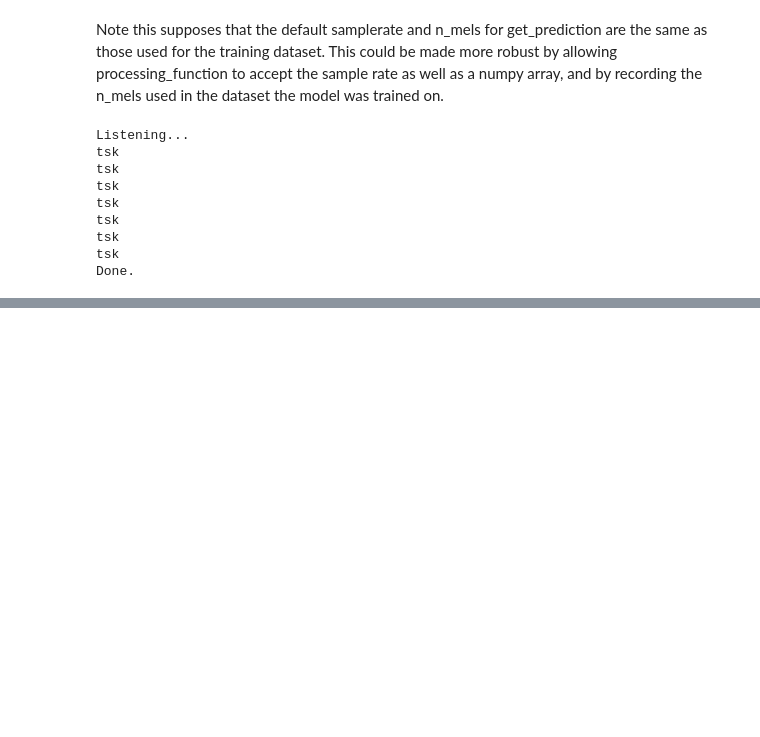
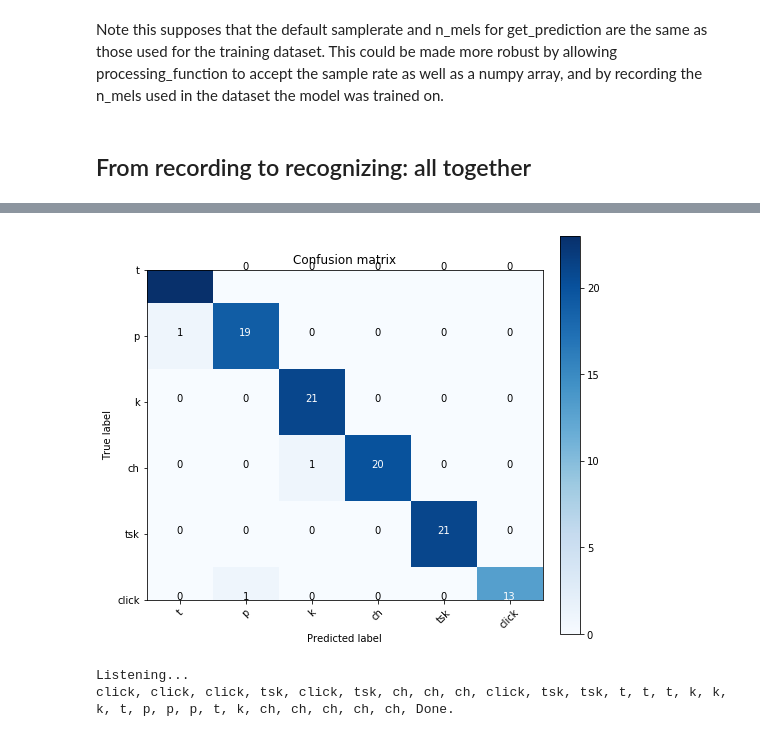
Before and after one commit to tremol/beatbot-noise-control, a Jupyter notebook: Exploration 4 - unifying in one workflow.ipynb, the cells around one changed output, grey strips where cells are left out. Cells and saved outputs as stored; diff of their text form; code cells hidden in the pictures; blank space fills up the shorter version.

Commit message:
improvements to recording function interface; commented out testing code and bundled the whole workflow at the end

```diff
--- a/Exploration 4 - unifying in one workflow.ipynb
+++ b/Exploration 4 - unifying in one workflow.ipynb
@@ -324,17 +315,17 @@ def prepare_data_loaders(full_dataset, training_fraction=0.8, batch_size=8):
 
     return train_loader, test_loader, train_dataset, test_dataset
 # %%
-# TESTING
-my_dataset = NoisesDataset(my_recordings)
-my_train_loader, my_test_loader, my_train_dataset, my_test_dataset = prepare_data_loaders(my_dataset, batch_size=8)
+# # TESTING
+# my_dataset = NoisesDataset(my_recordings)
+# my_train_loader, my_test_loader, my_train_dataset, my_test_dataset = prepare_data_loaders(my_dataset, batch_size=8)
 
-# get some random training spectrograms
-my_train_dataiter = iter(my_train_loader)
-my_spectrograms, my_labels = my_train_dataiter.next()
-my_batch_size = 8
+# # get some random training spectrograms
+# my_train_dataiter = iter(my_train_loader)
+# my_spectrograms, my_labels = my_train_dataiter.next()
+# my_batch_size = 8
 
-# show spectrograms and print labels
-fig, ax = plt.subplots(1, my_batch_size)
-for i in range(len(my_spectrograms)):
-    ax[i].imshow(my_spectrograms[i][0].numpy()) # the 0 selects the first (only) channel
-print(' '.join('{:>4s}'.format(my_dataset.noise_int_to_str[my_labels[j].item()]) for j in range(my_batch_size)))
+# # show spectrograms and print labels
+# fig, ax = plt.subplots(1, my_batch_size)
+# for i in range(len(my_spectrograms)):
+#     ax[i].imshow(my_spectrograms[i][0].numpy()) # the 0 selects the first (only) channel
+# print(' '.join('{:>4s}'.format(my_dataset.noise_int_to_str[my_labels[j].item()]) for j in range(my_batch_size)))
@@ -358,7 +346,11 @@ class Net(nn.Module):
         self.noise_int_to_str = noise_int_to_str
 
         # image_size is a 2-tuple, the expected dimensions of each spectrogram
-        h, w = image_size
+        # .... or a 3-tuple, if the channel has already been added
+        if   len(image_size) == 2:
+            h, w = image_size
+        elif len(image_size) == 3:
+            channel, h, w = image_size
 
         # number of output nodes, (square) kernel size, and pool size per convolution layer,
         # assuming the stride for pooling is the same as the pool size
@@ -575,15 +550,19 @@ def listen_recognize_and_respond(model, act_on_noise, device, duration=5):
 # %% [markdown]
 Note this supposes that the default samplerate and n_mels for get_prediction are the same as those used for the training dataset. This could be made more robust by allowing processing_function to accept the sample rate as well as a numpy array, and by recording the n_mels used in the dataset the model was trained on.
 # %%
-# TESTING
-listen_recognize_and_respond(my_net, print_noise, 2, duration=5)
+# # TESTING
+# listen_recognize_and_respond(my_net, print_noise, 2, duration=20)
-# %% [output]
-Listening...
-tsk
-tsk
-tsk
-tsk
-tsk
-tsk
-tsk
-Done.
+# %% [markdown]
+## From recording to recognizing: all together
+# %%
+# my_recordings = record_model_data()
+
+my_dataset = NoisesDataset(my_recordings)
+my_train_loader, my_test_loader, _, _ = prepare_data_loaders(my_dataset, batch_size=8)
+
+my_net = Net(my_dataset[0][0].size(), my_dataset.noise_int_to_str)
+train_net(my_net, 10, my_train_loader, batch_progress=100)
+
+preds, targets = accuracy_rating(my_net, my_test_loader, 'test')
+plot_confusion_matrix(preds, targets, my_dataset.noise_int_to_str);
+# %% [output]
@@ -589,0 +578,6 @@ Done.
+[figure, added]
+# %%
+listen_recognize_and_respond(my_net, print_noise, 2, duration=20)
+# %% [output]
+Listening...
+click, click, click, tsk, click, tsk, ch, ch, ch, click, tsk, tsk, t, t, t, k, k, k, t, p, p, p, t, k, ch, ch, ch, ch, ch, Done.
```
Also changed, not shown: parts of 8 cells of this notebook.
